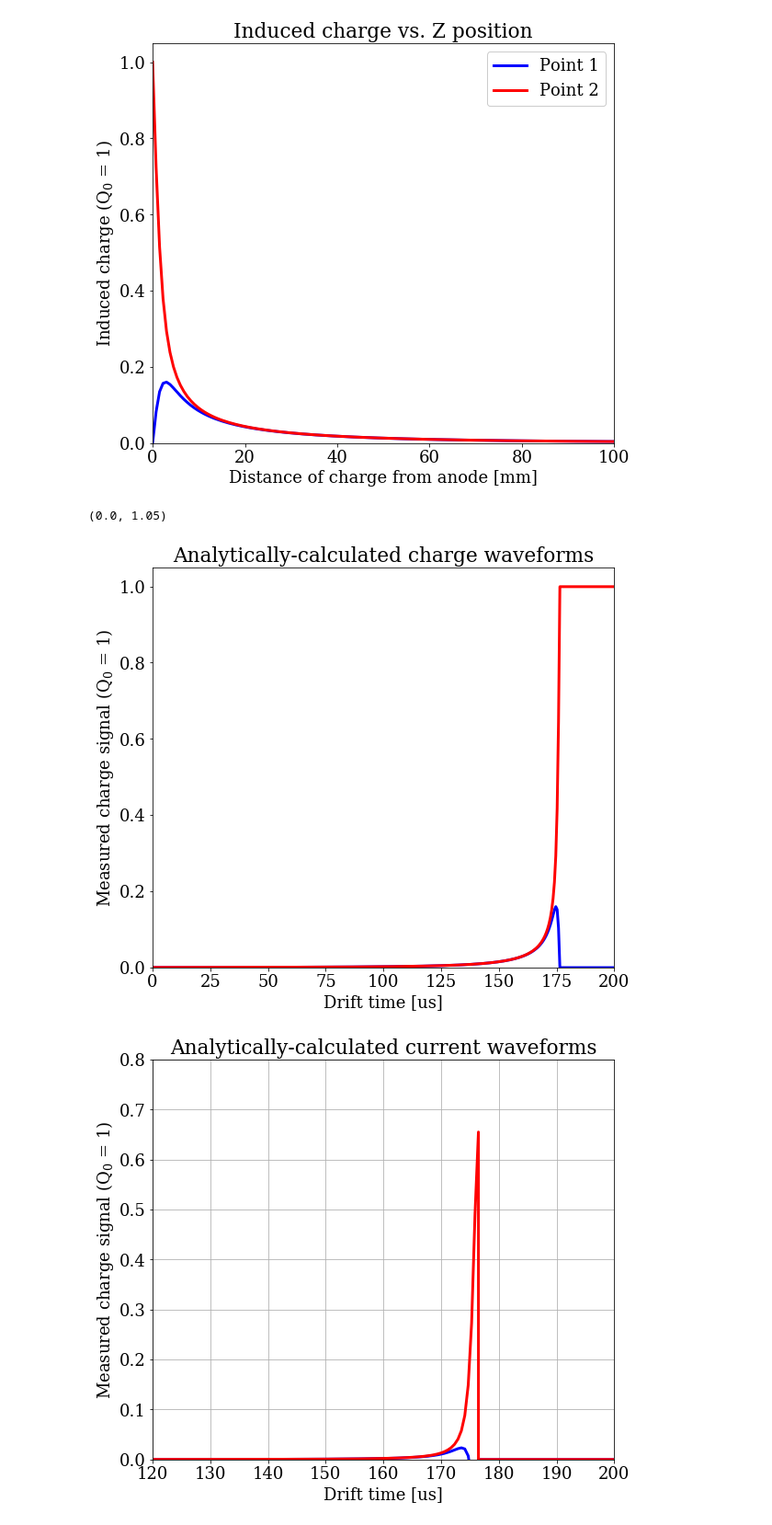
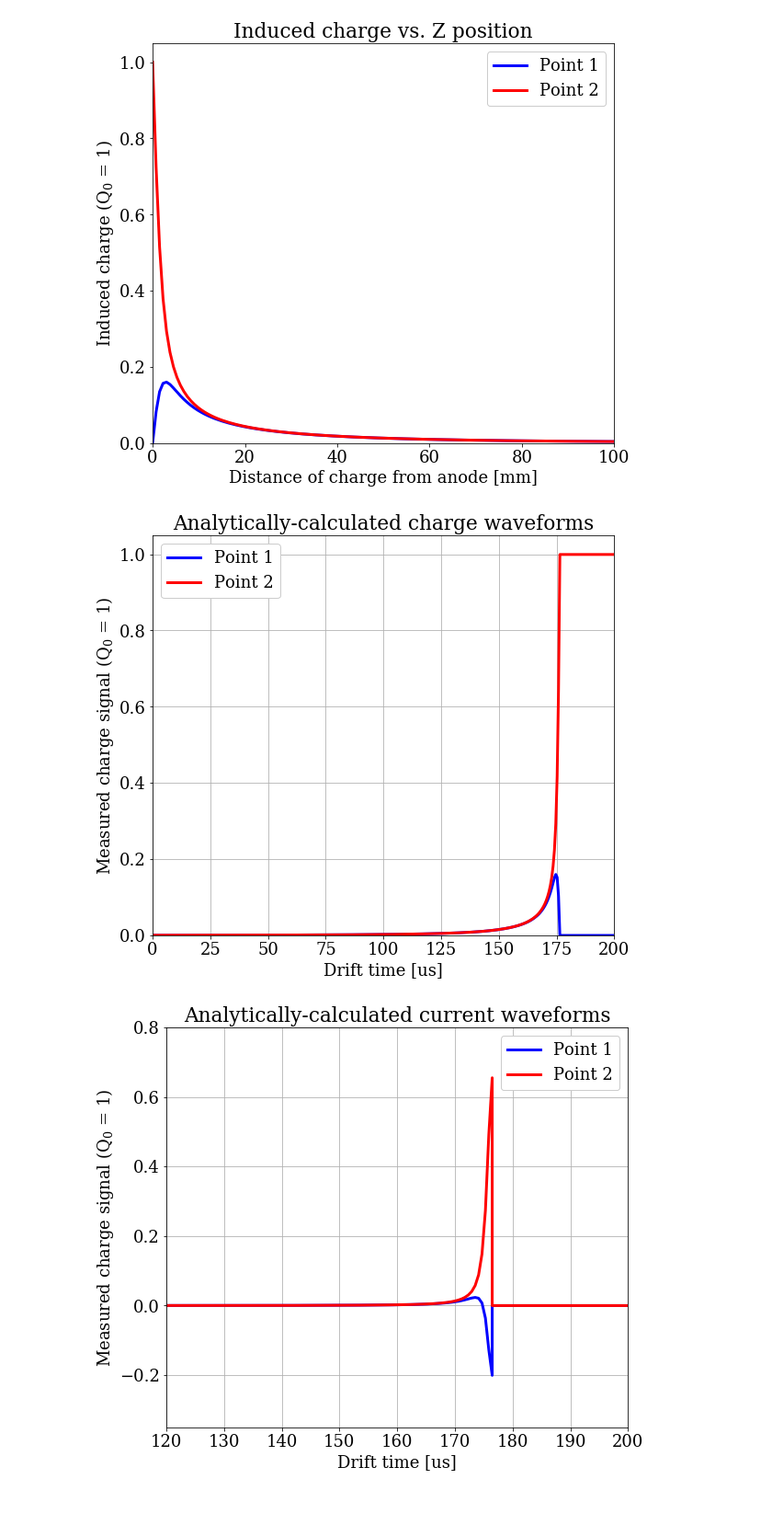
Before and after one commit to bglenardo/CurrentAndChargeSignalCalculator, a Jupyter notebook: Example Notebook.ipynb, the cells around one changed output. Shown: that part at 92% size. Drawn from its saved outputs; the diff is of its cells as text; code cells hidden in the pictures.

```diff
--- a/Example Notebook.ipynb
+++ b/Example Notebook.ipynb
@@ -89,40 +89,43 @@ plt.ylabel(r'Measured charge signal (Q$_0$ = 1)')
 
 plt.xlim(0.,200.)
 plt.ylim(0.,1.05)
+
+plt.legend(framealpha=1.)
+plt.grid()
 # %% [output]
-(0.0, 1.05)
-[figure, old version]
+[figure, new version]
 # %%
 plt.title('Analytically-calculated current waveforms')
 
 pt1_drift_points, pt1_current_wfm = SignalCalculator.ComputeCurrentWaveformOnStrip( \
                                                     Q, pt1[0], pt1[1], pt1[2], \
                                                     padSize=6., numPads=16 )
 pt2_drift_points, pt2_current_wfm = SignalCalculator.ComputeCurrentWaveformOnStrip( \
                                                     Q, pt2[0], pt2[1], pt2[2], \
                                                     padSize=6., numPads=16 )
 
 # Add extra points on the end to force the current to go to 0 after
 # the charge gets collected.
 pt1_drift_points = np.append( pt1_drift_points, pt1_drift_points[-1])
 pt2_drift_points = np.append( pt2_drift_points, pt2_drift_points[-1])
 
 pt1_drift_points = np.append( pt1_drift_points, 200.)
 pt2_drift_points = np.append( pt2_drift_points, 200.)
 
 pt1_current_wfm = np.append( pt1_current_wfm, [0., 0.])
 pt2_current_wfm = np.append( pt2_current_wfm, [0., 0.])
 
 
 # Plot the waveforms
 plt.plot(pt1_drift_points,pt1_current_wfm,'-b',linewidth=3,label='Point 1')
 plt.plot(pt2_drift_points,pt2_current_wfm,'-r',linewidth=3,label='Point 2')
 
 plt.xlabel('Drift time [us]')
 plt.ylabel(r'Measured charge signal (Q$_0$ = 1)')
 
 plt.xlim(120.,200.)
-plt.ylim(-0.,0.8)
+plt.ylim(-0.35,0.8)
+plt.legend(framealpha=1.)
 plt.grid()
 # %% [output]
-[figure, old version]
+[figure, new version]
```
